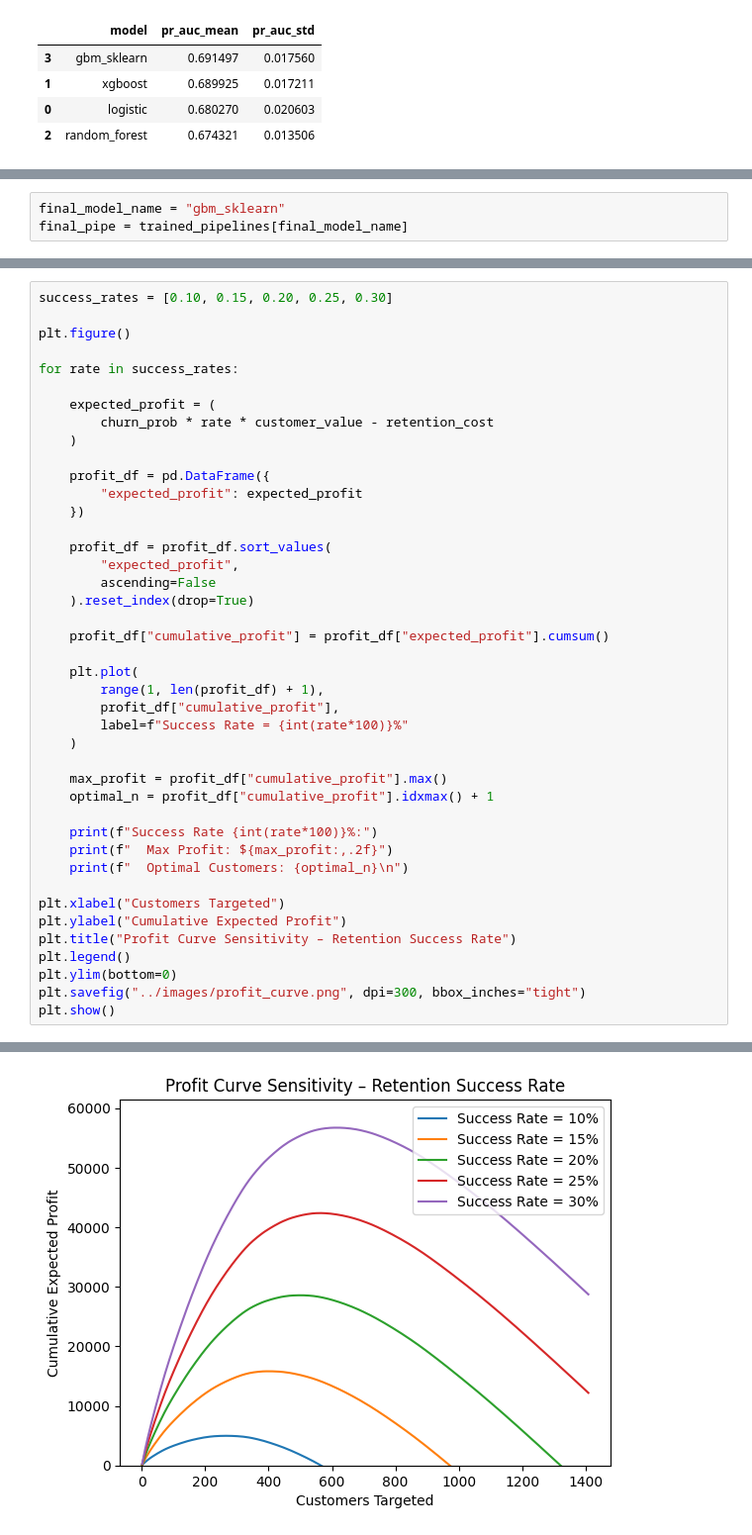
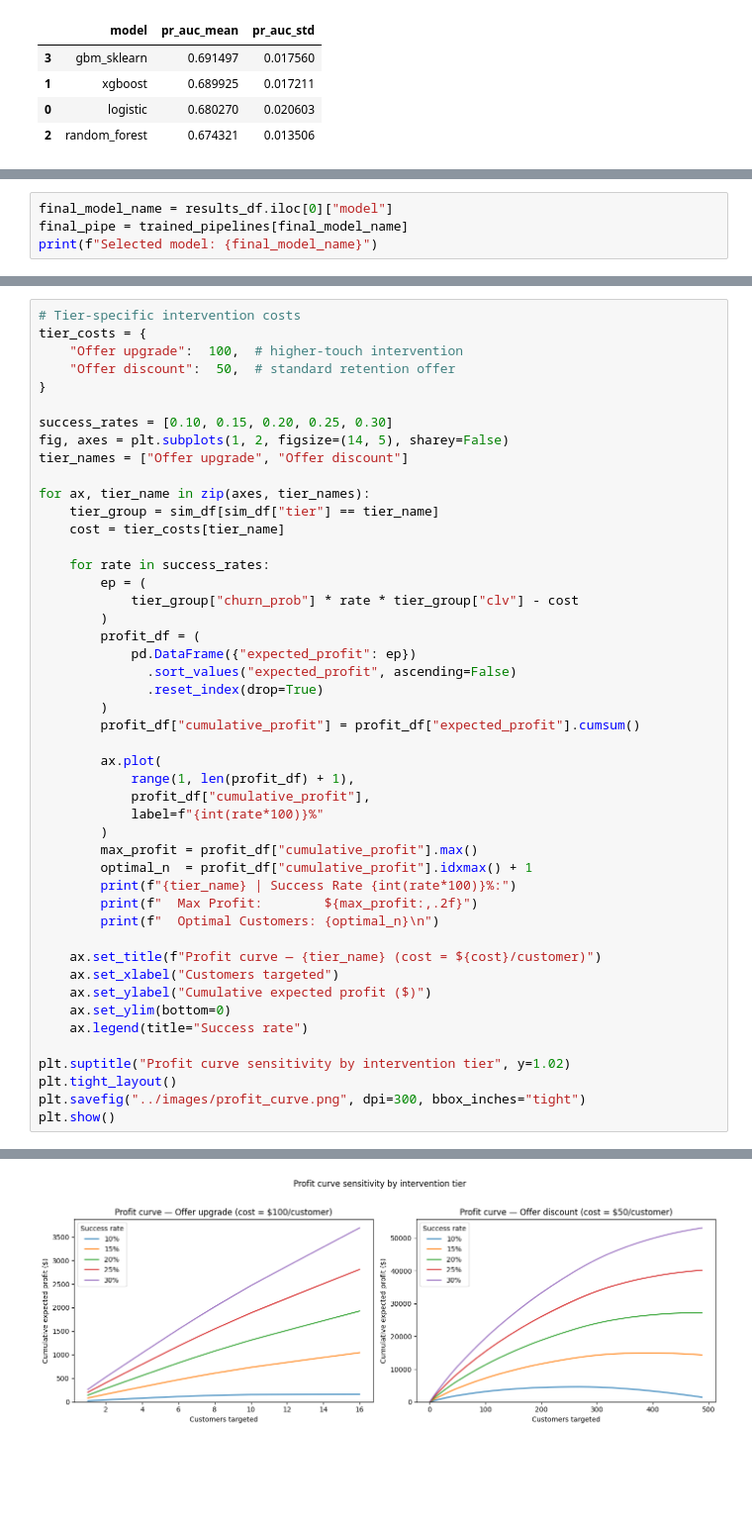
Before and after one commit to EvanW22/telco-churn-retention, a Jupyter notebook: notebooks/churn_analysis.ipynb, the cells around one changed output, grey strips where cells are left out. Shown at 99% size. Drawn from its saved outputs; the diff is of its cells as text; blank space fills up the shorter version.

Commit message:
added retention offer tiers

```diff
--- a/notebooks/churn_analysis.ipynb
+++ b/notebooks/churn_analysis.ipynb
@@ -184,5 +213,6 @@ pd.DataFrame(stability).sort_values("gap")
 | 3 | gbm_sklearn | 0.720426 | 0.673562 | 0.046864 |
 | 1 | xgboost | 0.739938 | 0.672216 | 0.067722 |
 # %%
-final_model_name = "gbm_sklearn"
+final_model_name = results_df.iloc[0]["model"]
 final_pipe = trained_pipelines[final_model_name]
+print(f"Selected model: {final_model_name}")
@@ -284,43 +447,48 @@ Customers Targeted: 502
 # %%
+# Tier-specific intervention costs
+tier_costs = {
+    "Offer upgrade":  100,  # higher-touch intervention
+    "Offer discount":  50,  # standard retention offer
+}
+
 success_rates = [0.10, 0.15, 0.20, 0.25, 0.30]
+fig, axes = plt.subplots(1, 2, figsize=(14, 5), sharey=False)
+tier_names = ["Offer upgrade", "Offer discount"]
 
-plt.figure()
+for ax, tier_name in zip(axes, tier_names):
+    tier_group = sim_df[sim_df["tier"] == tier_name]
+    cost = tier_costs[tier_name]
 
-for rate in success_rates:
+    for rate in success_rates:
+        ep = (
+            tier_group["churn_prob"] * rate * tier_group["clv"] - cost
+        )
+        profit_df = (
+            pd.DataFrame({"expected_profit": ep})
+              .sort_values("expected_profit", ascending=False)
+              .reset_index(drop=True)
+        )
+        profit_df["cumulative_profit"] = profit_df["expected_profit"].cumsum()
 
-    expected_profit = (
-        churn_prob * rate * customer_value - retention_cost
-    )
+        ax.plot(
+            range(1, len(profit_df) + 1),
+            profit_df["cumulative_profit"],
+            label=f"{int(rate*100)}%"
+        )
+        max_profit = profit_df["cumulative_profit"].max()
+        optimal_n  = profit_df["cumulative_profit"].idxmax() + 1
+        print(f"{tier_name} | Success Rate {int(rate*100)}%:")
+        print(f"  Max Profit:        ${max_profit:,.2f}")
+        print(f"  Optimal Customers: {optimal_n}\n")
 
-    profit_df = pd.DataFrame({
-        "expected_profit": expected_profit
-    })
+    ax.set_title(f"Profit curve — {tier_name} (cost = ${cost}/customer)")
+    ax.set_xlabel("Customers targeted")
+    ax.set_ylabel("Cumulative expected profit ($)")
+    ax.set_ylim(bottom=0)
+    ax.legend(title="Success rate")
 
-    profit_df = profit_df.sort_values(
-        "expected_profit",
-        ascending=False
-    ).reset_index(drop=True)
-
-    profit_df["cumulative_profit"] = profit_df["expected_profit"].cumsum()
-
-    plt.plot(
-        range(1, len(profit_df) + 1),
-        profit_df["cumulative_profit"],
-        label=f"Success Rate = {int(rate*100)}%"
-    )
-
-    max_profit = profit_df["cumulative_profit"].max()
-    optimal_n = profit_df["cumulative_profit"].idxmax() + 1
-
-    print(f"Success Rate {int(rate*100)}%:")
-    print(f"  Max Profit: ${max_profit:,.2f}")
-    print(f"  Optimal Customers: {optimal_n}\n")
-
-plt.xlabel("Customers Targeted")
-plt.ylabel("Cumulative Expected Profit")
-plt.title("Profit Curve Sensitivity – Retention Success Rate")
-plt.legend()
-plt.ylim(bottom=0)
+plt.suptitle("Profit curve sensitivity by intervention tier", y=1.02)
+plt.tight_layout()
 plt.savefig("../images/profit_curve.png", dpi=300, bbox_inches="tight")
 plt.show()
 # %% [output]
@@ -346 +512 @@ Success Rate 30%:
-[figure, old version]
+[figure, new version]
```
Also changed, not shown: parts of 20 cells of this notebook, 11 other files.
